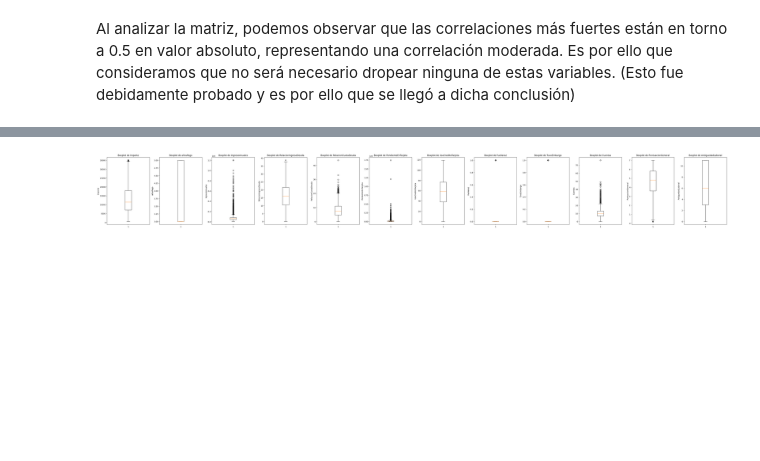
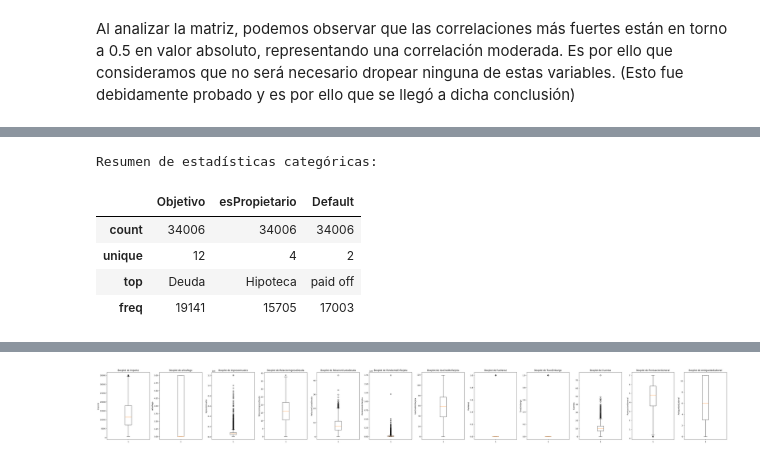
Before and after one commit to Alejo55/TALESTEMA, a Jupyter notebook: TALESTEMA.ipynb, the cells around one changed output, grey strips where cells are left out. Cells and saved outputs as stored; diff of their text form; code cells hidden in the pictures; blank space fills up the shorter version.

```diff
--- a/TALESTEMA.ipynb
+++ b/TALESTEMA.ipynb
@@ -99,0 +124,10 @@ Al analizar la matriz, podemos observar que las correlaciones más fuertes está
+# %%
+print("\nResumen de estadísticas categóricas:")
+df.describe(include=['object'])
+# %% [output]
+Resumen de estadísticas categóricas:
+|  | Objetivo | esPropietario | Default |
+| count | 34006 | 34006 | 34006 |
+| unique | 12 | 4 | 2 |
+| top | Deuda | Hipoteca | paid off |
+| freq | 19141 | 15705 | 17003 |
```
Also changed, not shown: parts of 53 cells of this notebook, 1 other file.
